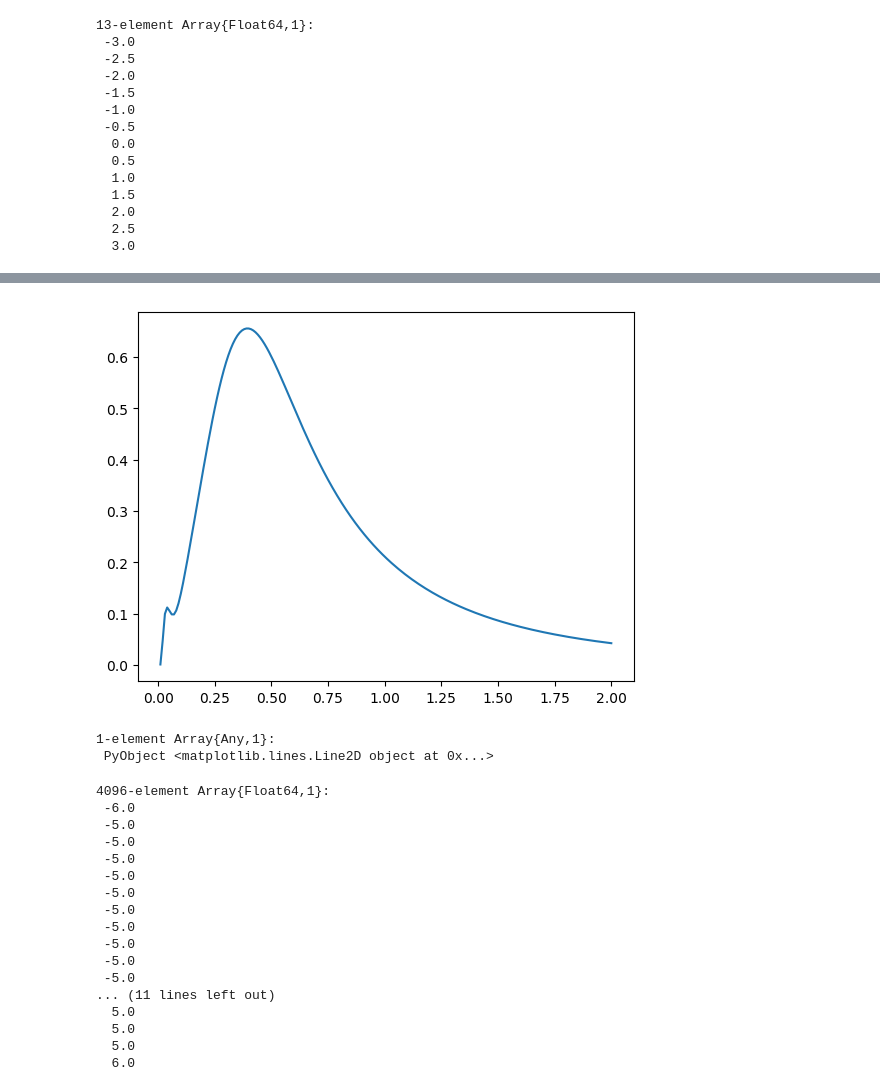
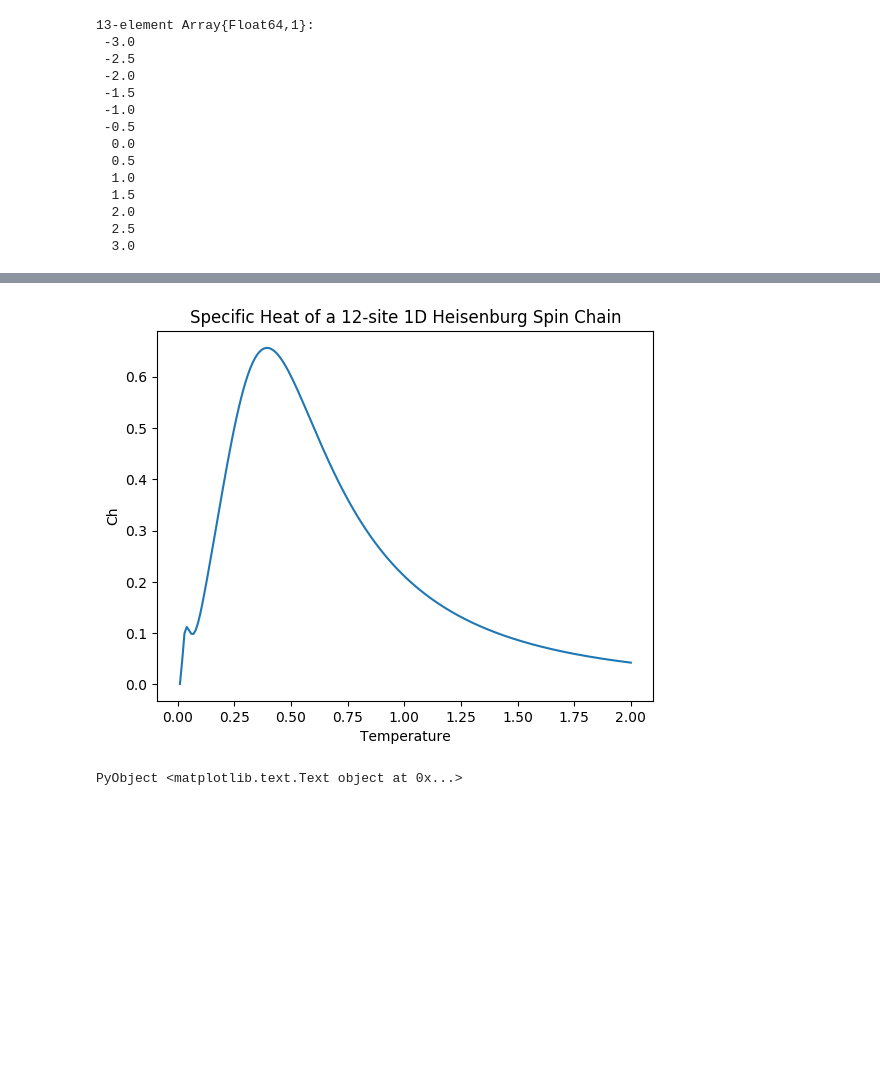
Before and after one commit to albi3ro/M4, a Jupyter notebook: Spin Chain 3.ipynb, the cells around one changed output, grey strips where cells are left out. Cells and saved outputs as stored; diff of their text form; code cells hidden in the pictures; blank space fills up the shorter version.

```diff
--- a/Spin Chain 3.ipynb
+++ b/Spin Chain 3.ipynb
@@ -188,26 +188,8 @@ ylabel("")
-# %%
-plot(T,Ch)
-# %% [output]
-[figure, removed]
-1-element Array{Any,1}:
- PyObject <matplotlib.lines.Line2D object at 0x...>
-# %%
-2*m
-# %% [output]
-4096-element Array{Float64,1}:
- -6.0
- -5.0
- -5.0
- -5.0
- -5.0
- -5.0
- -5.0
- -5.0
- -5.0
- -5.0
- -5.0
-... (11 lines left out)
-  5.0
-  5.0
-  5.0
-  6.0
+# %%
+plot(T,Ch)
+xlabel("Temperature")
+ylabel("Ch")
+title("Specific Heat of a 12-site 1D Heisenburg Spin Chain")
+# %% [output]
+[figure, added]
+PyObject <matplotlib.text.Text object at 0x...>
```
Also changed, not shown: parts of 1 cell of this notebook.
